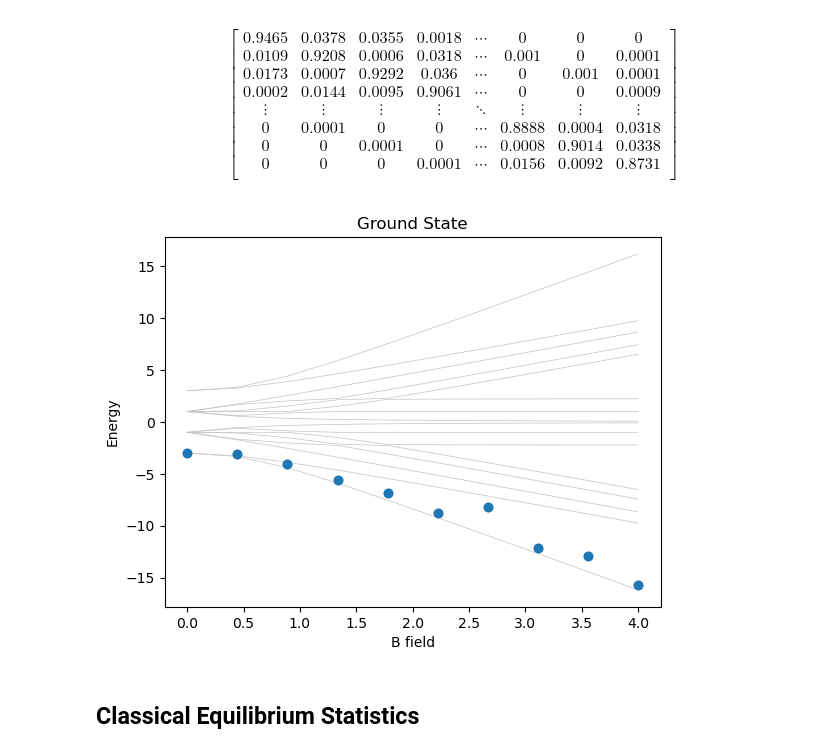
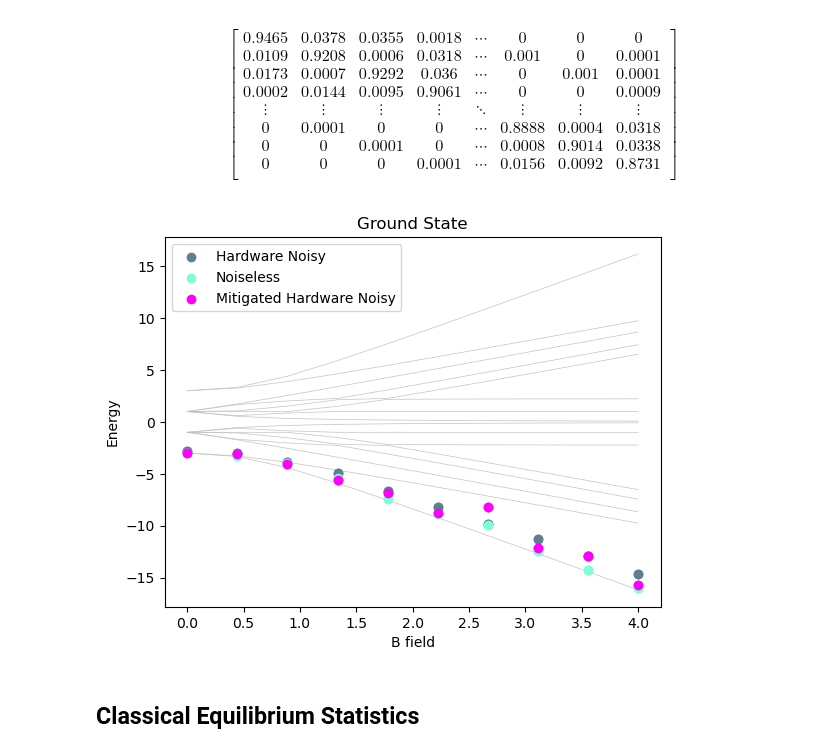
Before and after one commit to fabio99c/ProgettoAQM, a Jupyter notebook: Ground state.ipynb, the cells around one changed output. Cells and saved outputs as stored; diff of their text form; code cells hidden in the pictures.

```diff
--- a/Ground state.ipynb
+++ b/Ground state.ipynb
@@ -881,17 +894,26 @@ for k in range(len(b)):
 # %%
 fig, ax = plt.subplots()
 
-ax.scatter(b, energy_mitigated_hardware)
-
-plt.errorbar(b, energy_mitigated_hardware, yerr=y_error_mitigated_hardware, fmt="o")
+ax.scatter(b, energy_noisy,color="#5D7F92",label='Hardware Noisy')
+ax.scatter(b, energy_150, color="#7FFFD4",label='Noiseless')
+ax.scatter(b, energy_mitigated_hardware, color="magenta", label='Mitigated Hardware Noisy')
 
 ax.plot(b, energy_levels, color="#c2c2c2", linewidth=.5)
-
 ax.set(xlabel='B field', ylabel='Energy', title='Ground State')
 
+#Error
+
+plt.errorbar(b, energy_noisy, yerr=y_error_30, fmt="o",color="#5D7F92")
+plt.errorbar(b, energy_150, yerr=y_error_150, fmt="o",color="#7FFFD4")
+plt.errorbar(b, energy_mitigated_hardware, yerr=y_error_mitigated_hardware,color="magenta", fmt="o")
+
+
+plt.legend()
+
+
 plt.show()
 # %% [output]
-[figure, old version]
+[figure, new version]
 # %% [markdown]
 ## Classical Equilibrium Statistics
 # %% [markdown]
```
Also changed, not shown: parts of 14 cells of this notebook.
